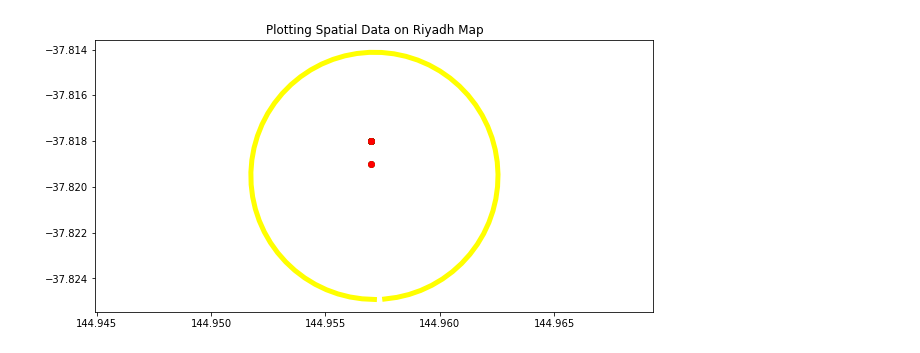
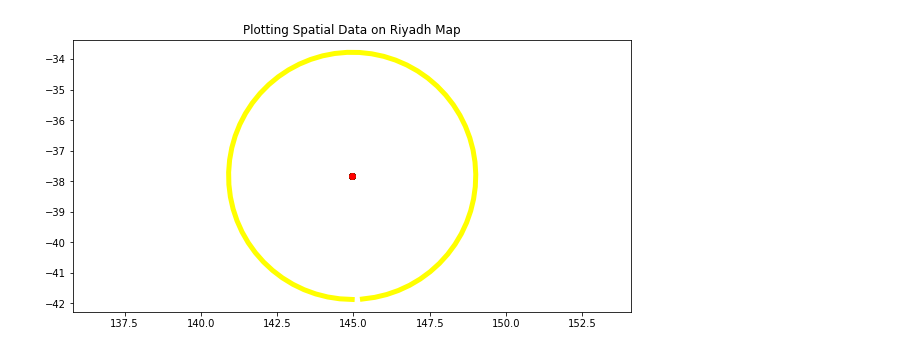
Before and after one commit to giecm1904/Thesis, a Jupyter notebook: Objective Functions/Criticality_cp_solver.ipynb, the cells around one changed output. Drawn from its saved outputs; the diff is of its cells as text; code cells hidden in the pictures.

```diff
--- a/Objective Functions/Criticality_cp_solver.ipynb
+++ b/Objective Functions/Criticality_cp_solver.ipynb
@@ -34,7 +34,7 @@ S = pd.read_csv(servers_path + 'serverstest.csv')
 U_si = [] # Set of individuals allocated to server si
 
 D = (-37.81952,144.95714099999998)  # Danger source position
-D_rad = 0.45/111.1 # Influence range of danger source D (radius) in km
+D_rad = (0.1)/111.139 # Influence range of danger source D (radius) in km
 
 U_per = np.full(len(U),0.2)  # Perception range of individual uj in km
 R = np.zeros((4), dtype=int) # R = [CPU, RAM, VRAM, bandwidth]
@@ -57,7 +57,7 @@ c3 = [10, 15, 11, 15]
 C = [c1, c2, c3]
 
 T_1 =0 # Starting point of period
-T_2 = 5 # Ending point of period
+T_2 = 60*2 # Ending point of period
 T = T_2-T_1 # Total interval time
 #T=5
 
@@ -75,7 +75,7 @@ def rvoAlgorithm(U,DangerZone,D_radio,T_interval):
                           1.5,    # float timeHorizon --->  tiempo de respuesta frente la presencia de otros agentes
                           2,      # float timeHorizonObst ---> tiempo de respuesta frente a presencia de obstaculos
                           1,      # float radius ---> of agents
-                          1)      # float maxSpeed ---> of agents
+                          pref_vel)      # float maxSpeed ---> of agents
                                   # tuple velocity=(0, 0)
 
   agents =[]
@@ -99,7 +99,8 @@ def rvoAlgorithm(U,DangerZone,D_radio,T_interval):
 
 
   for a in range(len(agents)):
-    #sim.setAgentPrefVelocity(agents[a],(0.02,0.02))
+    #sim.setAgentPrefVelocity(agents[a], (-2,2))
+    #sim.setAgentPrefVelocity(agents[a], (random.randint(-10, 10),random.randint(-10, 10)))
     sim.setAgentPrefVelocity(agents[a], (random.uniform(-pref_vel, pref_vel),random.uniform(-pref_vel, pref_vel)))
 
   #print('Simulation has %i agents and %i obstacle vertices in it.' %
@@ -113,11 +114,12 @@ def rvoAlgorithm(U,DangerZone,D_radio,T_interval):
   for step in range(T_interval):
     sim.doStep()
 
-    positions = ['(%5.3f, %5.3f)' % sim.getAgentPosition(agent_no) for agent_no in (agents)]
-    velocities = ['(%3.1f, %3.1f)' % sim.getAgentVelocity(agent_no)for agent_no in (agents)]
+    positions = ['(%5.8f, %5.8f)' % sim.getAgentPosition(agent_no)
+    for agent_no in (agents)]
+    velocities = ['(%3.5f, %3.5f)' % sim.getAgentVelocity(agent_no)for agent_no in (agents)]
 
-    #print('%s' % ( '  '.join(velocities)))
-    #print('step=%2i  t=%.3f  %s' % (step, sim.getGlobalTime(), '  '.join(positions)))
+    print('%s' % ( '  '.join(velocities)))
+    print('step=%2i  t=%.3f  %s' % (step, sim.getGlobalTime(), '  '.join(positions)))
 
     x_p=[]
     y_p=[]
@@ -433,26 +439,24 @@ ax.ticklabel_format(useOffset=False)
 # %%
-circle = [D[1],D[0],0.6/111.1]
+circle = [D[1],D[0],450/111.1]
 xc = circle[0] #x-co of circle (center)
 
 yc = circle[1] #y-co of circle (center)
 r=circle[2]
 t= np.arange(-np.pi,np.pi, 0.1)
 x_circle= xc + r*np.sin(t)
 y_circle= yc + r*np.cos(t)
 
 fig, ax = plt.subplots(figsize = (10,5))
 
 for j in range(len(U)):
-        #ax.scatter(U['Longitude'][j],U['Latitude'][j],color='black')
+        ax.scatter(U['Longitude'][j],U['Latitude'][j],color='black')
         ax.scatter(live_positions[0][j][1],live_positions[0][j][0],color='green')
         ax.scatter(live_positions[4][j][1],live_positions[4][j][0],color='red')
         #print('Entro:   ', 'User: ', j)
 
 ax.plot(x_circle,y_circle,color='yellow',linewidth=5)
 ax.axis('equal')
 ax.set_title('Plotting Spatial Data on Riyadh Map')
-#ax.set_xlim(BBox[0],BBox[1])
-#ax.set_ylim(BBox[2],BBox[3])
 ax.ticklabel_format(useOffset=False)
 # %% [output]
-[figure, old version]
+[figure, new version]
```
Also changed, not shown: parts of 3 cells of this notebook.
